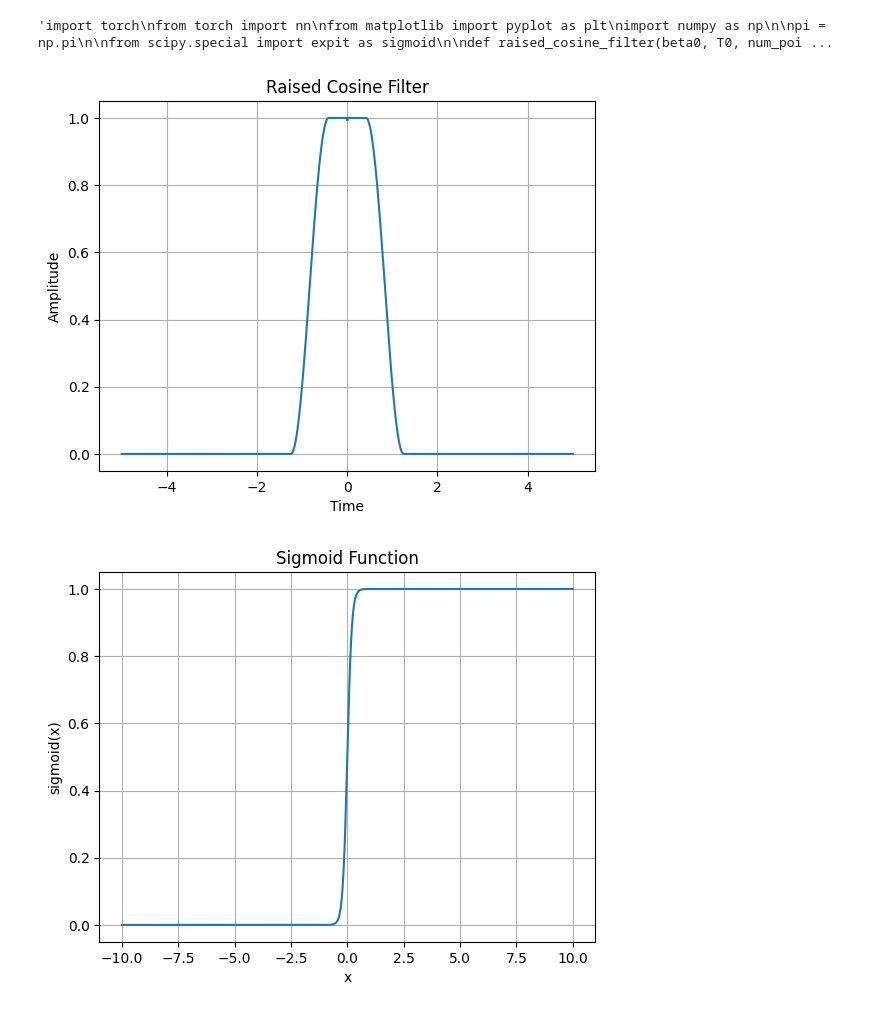
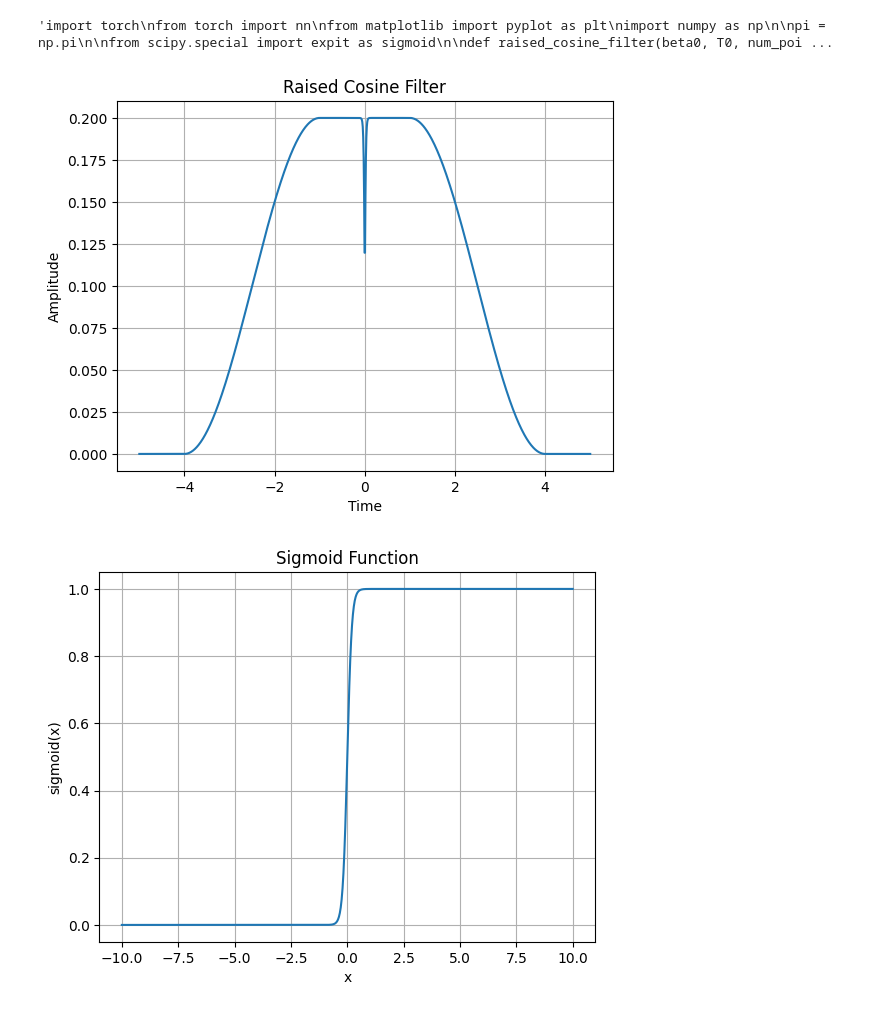
Before and after one commit to Pandula-2000/INR, a Jupyter notebook: Playground/Wire Implementation/view_plots.ipynb, the cells around one changed output. Drawn from its saved outputs; the diff is of its cells as text; code cells hidden in the pictures.

```diff
--- a/Playground/Wire Implementation/view_plots.ipynb
+++ b/Playground/Wire Implementation/view_plots.ipynb
@@ -23,44 +23,42 @@ import torch
 from torch import nn
 from matplotlib import pyplot as plt
 import numpy as np
-import torch.nn
+
 pi = np.pi
 
-sigmoid = torch.nn.Sigmoid()
-
-# def sigmoid(x): return 1 / (1 + np.exp(-x))
+def sigmoid(x): return 1 / (1 + np.exp(-x))
 
 def raised_cosine_filter(beta0, T0, num_points=1000, s=1):
-    lin = torch.linspace(-5, 5, num_points)
-    abs_lin = torch.abs(lin)  # Renamed to avoid shadowing 'abs' function
+    lin = np.linspace(-5, 5, num_points)
+    abs_lin = np.abs(lin)  # Renamed to avoid shadowing 'abs' function
 
     f1 = (1 - beta0) / (2 * T0)
     f2 = (1 + beta0) / (2 * T0)
 
-    f_ = 1 / 2 * (1 + torch.cos(np.pi * T0 / beta0 * (abs_lin - f1)))
+    f_ = T0 / 2 * (1 + np.cos(np.pi * T0 / beta0 * (abs_lin - f1)))
 
-    out = 1 * (sigmoid(s*(abs_lin)) - sigmoid(s*(abs_lin - f1))) \
-     + f_ * (sigmoid(s*(abs_lin-f1)) - sigmoid(s*(abs_lin-f2)))
+    out = T0 * (sigmoid(s*(abs_lin)) - sigmoid(s*(abs_lin - f1))) \
+     + f_ * (sigmoid(s*(abs_lin - f1)) - sigmoid(s*(abs_lin - f2)))
 
     return lin, out
 # %%
 # Parameters
-s = 1000
-beta = 0.5 # Roll-off factor
-T = 0.6 # Symbol period
+s = 80
+beta = 0.6 # Roll-off factor
+T = 0.2 # Symbol period
 
 # Generate filter valuest\
 t, rc_filter = raised_cosine_filter(beta, T, s=s)
 
 # Plot the filter
 plt.plot(t, rc_filter)
 plt.title('Raised Cosine Filter')
 plt.xlabel('Time')
 plt.ylabel('Amplitude')
 plt.grid(True)
 plt.show()
 # %% [output]
-[figure, old version]
+[figure, new version]
 # %%
 import numpy as np
 import matplotlib.pyplot as plt
```
Also changed, not shown: 8 other files.
